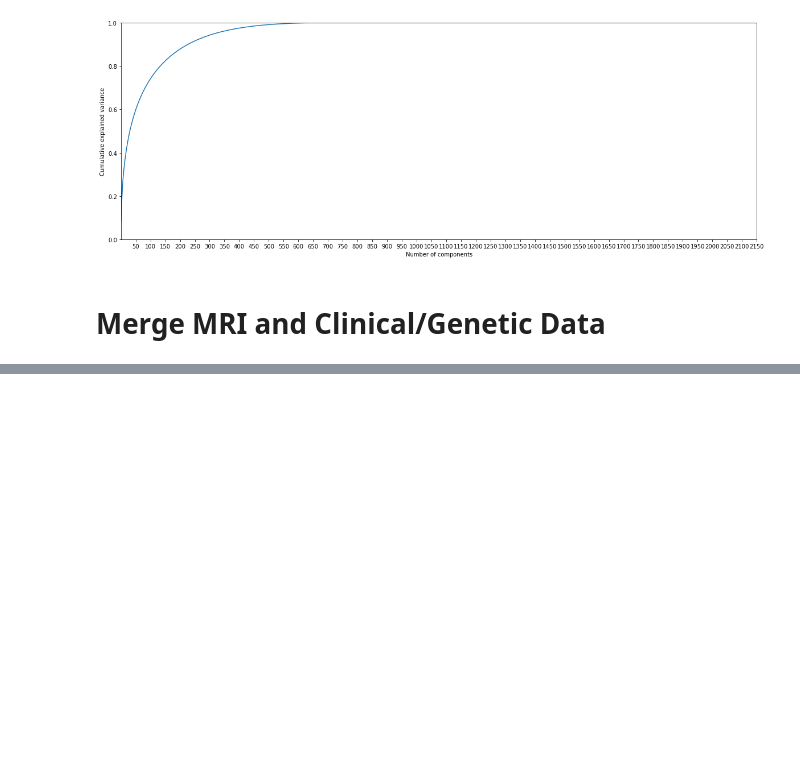
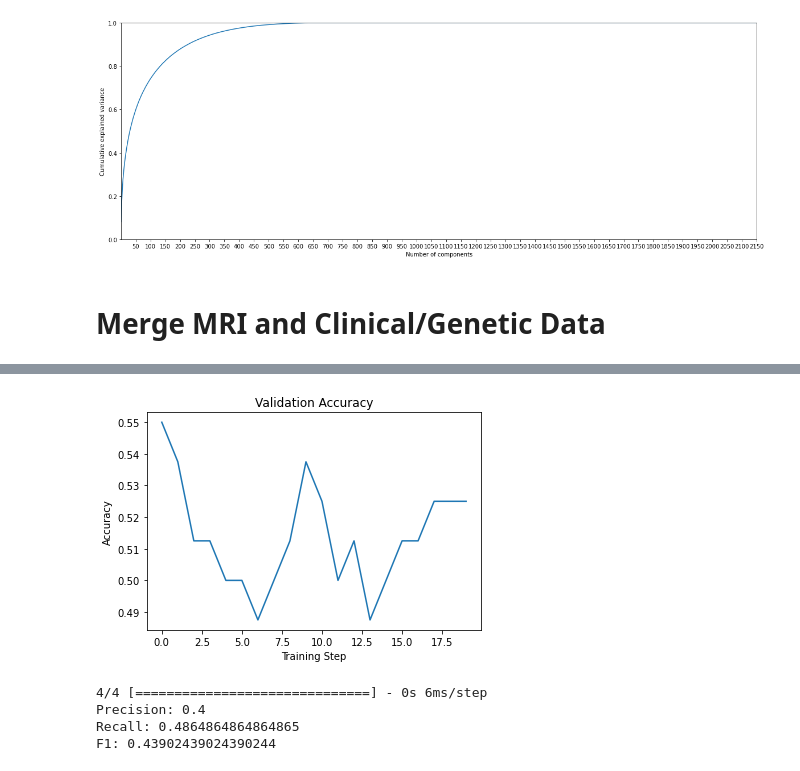
Before and after one commit to jvgalvin/capstone, a Jupyter notebook: notebooks/multimodal_revised_approach.ipynb, the cells around one changed output, grey strips where cells are left out. Cells and saved outputs as stored; diff of their text form; code cells hidden in the pictures; blank space fills up the shorter version.

```diff
--- a/notebooks/multimodal_revised_approach.ipynb
+++ b/notebooks/multimodal_revised_approach.ipynb
@@ -269,0 +458,39 @@ Average scores for all folds:
+# %%
+# Visualize accuracy curve
+
+losses = history.history["val_accuracy"]
+plt.plot(losses)
+plt.xlabel("Training Step")
+plt.ylabel("Accuracy")
+plt.title("Validation Accuracy")
+plt.show()
+# %% [output]
+[figure, added]
+# %%
+preds = model.predict(X_test_scaled)
+preds = [1 if preds[i][0] >=0.5 else 0 for i in range(len(preds))]
+
+tp = 0
+fp = 0
+fn = 0
+
+for i in range(len(preds)):
+    if preds[i] == 1 and y_test_final[i] == 1:
+        tp += 1
+    elif preds[i] == 1 and y_test_final[i] == 0:
+        fp += 1
+    elif preds[i] == 0 and y_test_final[i] == 1:
+        fn += 1
+
+prec = tp / (tp + fp)
+rec = tp / (tp + fn)
+f1 = (2 * prec * rec) / (prec + rec)
+
+print (f'Precision: {prec}')
+print (f'Recall: {rec}')
+print (f'F1: {f1}')
+# %% [output]
+4/4 [==============================] - 0s 6ms/step
+Precision: 0.4
+Recall: 0.4864864864864865
+F1: 0.43902439024390244
```
Also changed, not shown: parts of 49 cells of this notebook.
